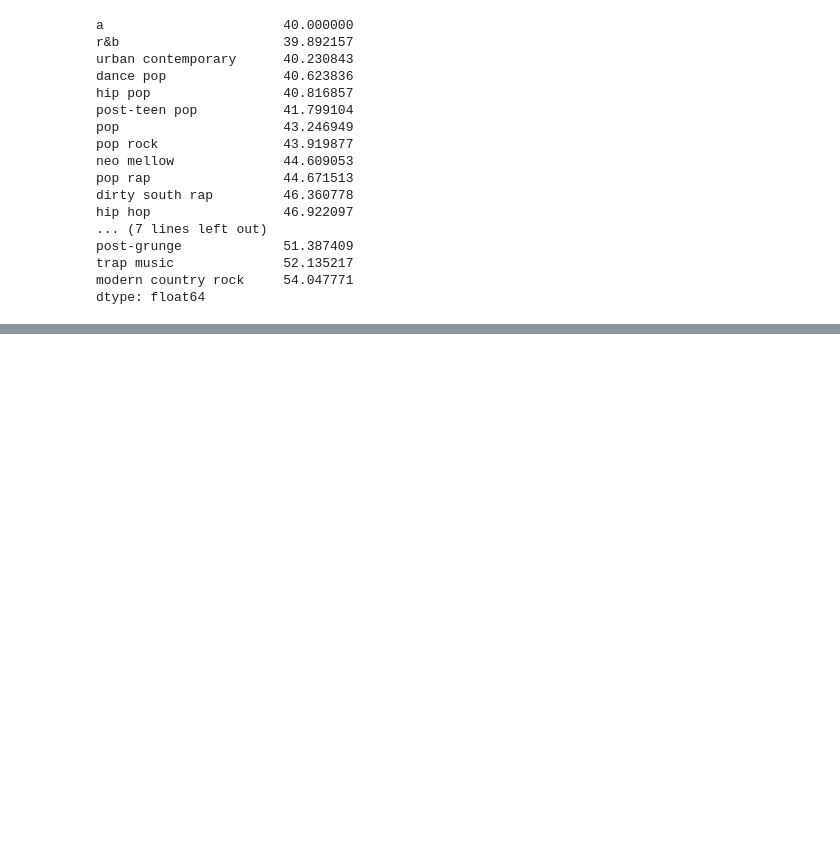
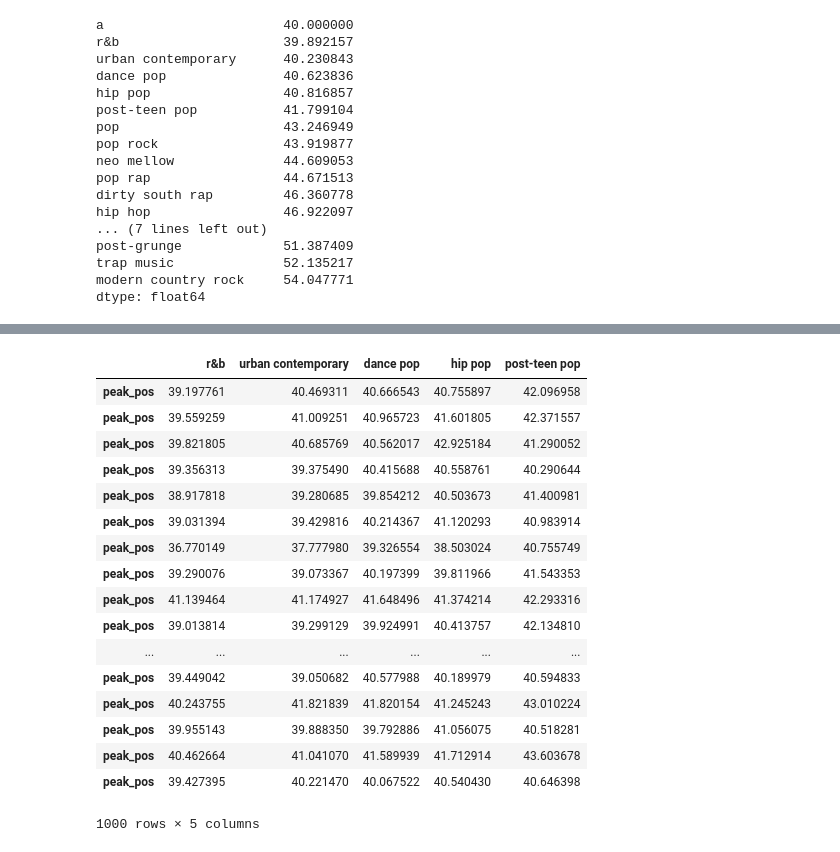
Before and after one commit to mibrahimfm/TP-ICD, a Jupyter notebook: nbs/testes_hipoteses_intervalos_confianca.ipynb, the cells around one changed output, grey strips where cells are left out. Saved outputs shown, nothing was run; the diff lists cells and outputs as text; code cells hidden in the pictures; blank space fills up the shorter version.

```diff
--- a/nbs/testes_hipoteses_intervalos_confianca.ipynb
+++ b/nbs/testes_hipoteses_intervalos_confianca.ipynb
@@ -148,0 +149,23 @@ plt.show()
+# %%
+bootstrap_top5 = bootstrap_result.loc[:, real_peak_pos.index[1:6]]
+bootstrap_bottom5 = bootstrap_result.loc[:, real_peak_pos.index[-5:]]
+bootstrap_top5
+# %% [output]
+|  | r&b | urban contemporary | dance pop | hip pop | post-teen pop |
+| peak_pos | 39.197761 | 40.469311 | 40.666543 | 40.755897 | 42.096958 |
+| peak_pos | 39.559259 | 41.009251 | 40.965723 | 41.601805 | 42.371557 |
+| peak_pos | 39.821805 | 40.685769 | 40.562017 | 42.925184 | 41.290052 |
+| peak_pos | 39.356313 | 39.375490 | 40.415688 | 40.558761 | 40.290644 |
+| peak_pos | 38.917818 | 39.280685 | 39.854212 | 40.503673 | 41.400981 |
+| peak_pos | 39.031394 | 39.429816 | 40.214367 | 41.120293 | 40.983914 |
+| peak_pos | 36.770149 | 37.777980 | 39.326554 | 38.503024 | 40.755749 |
+| peak_pos | 39.290076 | 39.073367 | 40.197399 | 39.811966 | 41.543353 |
+| peak_pos | 41.139464 | 41.174927 | 41.648496 | 41.374214 | 42.293316 |
+| peak_pos | 39.013814 | 39.299129 | 39.924991 | 40.413757 | 42.134810 |
+| ... | ... | ... | ... | ... | ... |
+| peak_pos | 39.449042 | 39.050682 | 40.577988 | 40.189979 | 40.594833 |
+| peak_pos | 40.243755 | 41.821839 | 41.820154 | 41.245243 | 43.010224 |
+| peak_pos | 39.955143 | 39.888350 | 39.792886 | 41.056075 | 40.518281 |
+| peak_pos | 40.462664 | 41.041070 | 41.589939 | 41.712914 | 43.603678 |
+| peak_pos | 39.427395 | 40.221470 | 40.067522 | 40.540430 | 40.646398 |
+1000 rows × 5 columns
```
Also changed, not shown: parts of 4 cells of this notebook.
